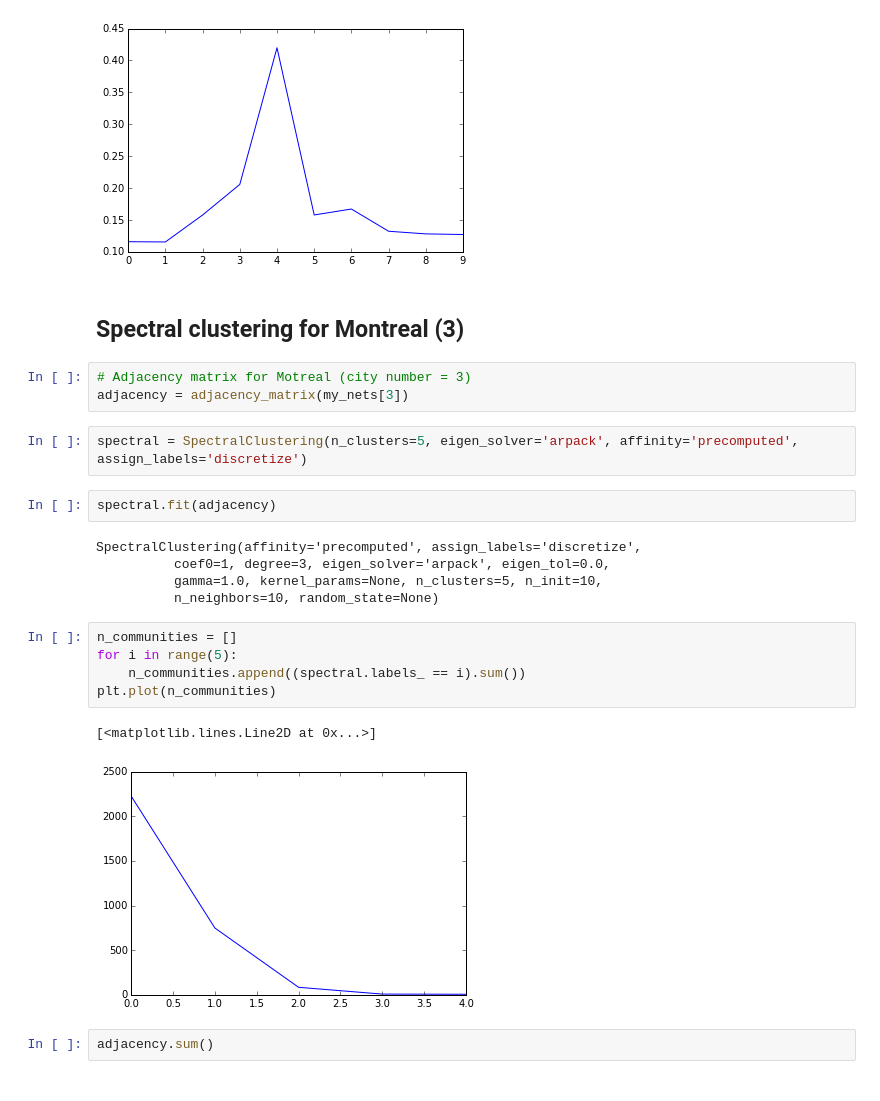
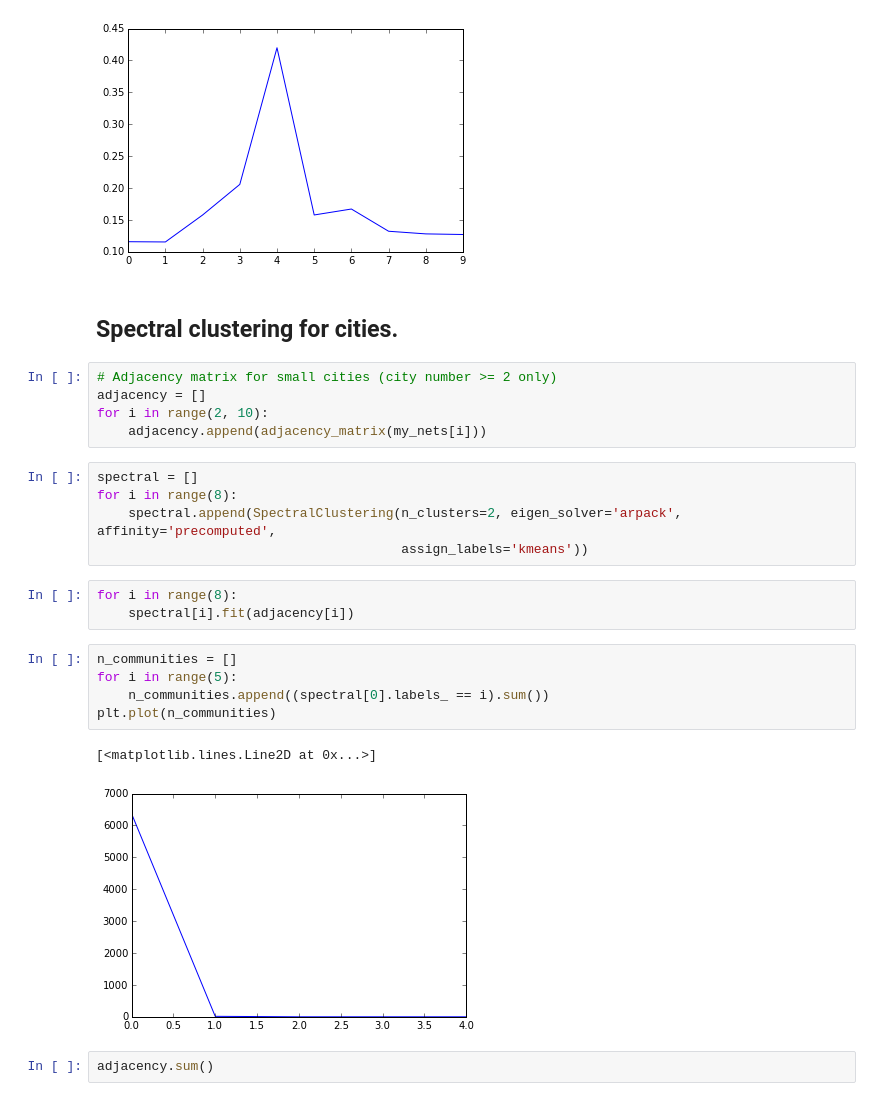
Before and after one commit to suhanree/network-recommender, a Jupyter notebook: code/EDA.ipynb, the cells around one changed output. Drawn from its saved outputs; the diff is of its cells as text.

```diff
--- a/code/EDA.ipynb
+++ b/code/EDA.ipynb
@@ -533,27 +537,28 @@ plt.plot(average_clusterings)
 [<matplotlib.lines.Line2D at 0x...>]
 [figure]
 # %% [markdown]
-## Spectral clustering for Montreal (3)
+## Spectral clustering for cities.
 # %%
-# Adjacency matrix for Motreal (city number = 3)
-adjacency = adjacency_matrix(my_nets[3])
+# Adjacency matrix for small cities (city number >= 2 only)
+adjacency = []
+for i in range(2, 10):
+    adjacency.append(adjacency_matrix(my_nets[i]))
 # %%
-spectral = SpectralClustering(n_clusters=5, eigen_solver='arpack', affinity='precomputed', assign_labels='discretize')
+spectral = []
+for i in range(8):
+    spectral.append(SpectralClustering(n_clusters=2, eigen_solver='arpack', affinity='precomputed',
+                                       assign_labels='kmeans'))
-# %%
-spectral.fit(adjacency)
-# %% [output]
-SpectralClustering(affinity='precomputed', assign_labels='discretize',
-          coef0=1, degree=3, eigen_solver='arpack', eigen_tol=0.0,
-          gamma=1.0, kernel_params=None, n_clusters=5, n_init=10,
-          n_neighbors=10, random_state=None)
+# %%
+for i in range(8):
+    spectral[i].fit(adjacency[i])
 # %%
 n_communities = []
 for i in range(5):
-    n_communities.append((spectral.labels_ == i).sum())
+    n_communities.append((spectral[0].labels_ == i).sum())
 plt.plot(n_communities)
 # %% [output]
 [<matplotlib.lines.Line2D at 0x...>]
-[figure, old version]
+[figure, new version]
 # %%
 adjacency.sum()
 # %% [output]
```
Also changed, not shown: parts of 6 cells of this notebook, 3 other files.
